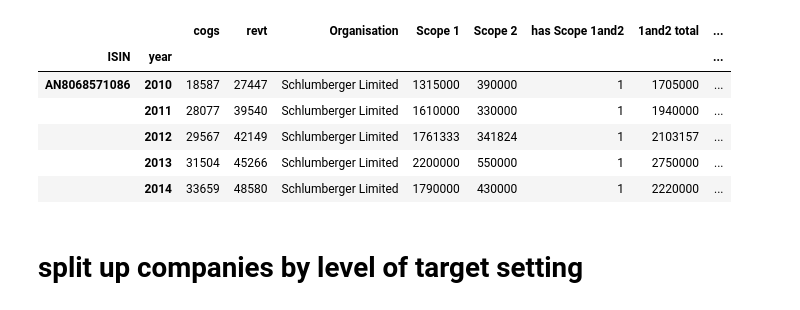
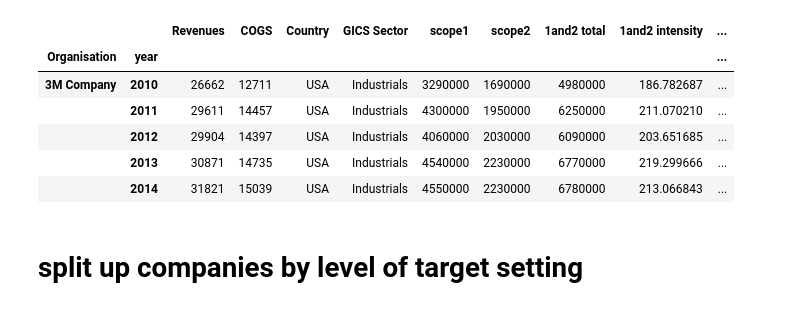
Before and after one commit to mirthbottle/ghg, a Jupyter notebook: compare companies.ipynb, the cells around one changed output. Cells and saved outputs as stored; diff of their text form; code cells hidden in the pictures.

```diff
--- a/compare companies.ipynb
+++ b/compare companies.ipynb
@@ -3,5 +3,5 @@ import pandas as pd
 # %%
 import targetsmosh as tm
 # %%
-ghgrevs = pd.read_pickle("../CDPdata/ghgrevs_with_changes.pkl")
-targets = pd.read_pickle("../CDPdata/2010to2014targets.pkl")
+ghgfins = pd.read_pickle("../CDPdata/s12_ghgfins_with_changes.pkl")
+targets = pd.read_pickle("../CDPdata/2010to2014targets5yrs.pkl")
@@ -14,11 +10,14 @@ orginfos.to_pickle("../CDPdata/orginfos.pkl")
+# %%
+targets = targets.reset_index().set_index(["Organisation", "year"])
+ghgfintars = ghgfins.join(targets[["has absolute", "has intensity", "target type"]])
 # %%
 # i should compare first by GICS Industry Group
-ghgrevs.head()
+ghgfintars.head()
 # %% [output]
-|  |  | cogs | revt | Organisation | Scope 1 | Scope 2 | has Scope 1and2 | 1and2 total | ... |
-| ISIN | year |  |  |  |  |  |  |  | ... |
-| AN8068571086 | 2010 | 18587 | 27447 | Schlumberger Limited | 1315000 | 390000 | 1 | 1705000 | ... |
-|  | 2011 | 28077 | 39540 | Schlumberger Limited | 1610000 | 330000 | 1 | 1940000 | ... |
-|  | 2012 | 29567 | 42149 | Schlumberger Limited | 1761333 | 341824 | 1 | 2103157 | ... |
-|  | 2013 | 31504 | 45266 | Schlumberger Limited | 2200000 | 550000 | 1 | 2750000 | ... |
-|  | 2014 | 33659 | 48580 | Schlumberger Limited | 1790000 | 430000 | 1 | 2220000 | ... |
+|  |  | Revenues | COGS | Country | GICS Sector | scope1 | scope2 | 1and2 total | 1and2 intensity | ... |
+| Organisation | year |  |  |  |  |  |  |  |  | ... |
+| 3M Company | 2010 | 26662 | 12711 | USA | Industrials | 3290000 | 1690000 | 4980000 | 186.782687 | ... |
+|  | 2011 | 29611 | 14457 | USA | Industrials | 4300000 | 1950000 | 6250000 | 211.070210 | ... |
+|  | 2012 | 29904 | 14397 | USA | Industrials | 4060000 | 2030000 | 6090000 | 203.651685 | ... |
+|  | 2013 | 30871 | 14735 | USA | Industrials | 4540000 | 2230000 | 6770000 | 219.299666 | ... |
+|  | 2014 | 31821 | 15039 | USA | Industrials | 4550000 | 2230000 | 6780000 | 213.066843 | ... |
```
Also changed, not shown: parts of 21 cells of this notebook, 4 other files.
